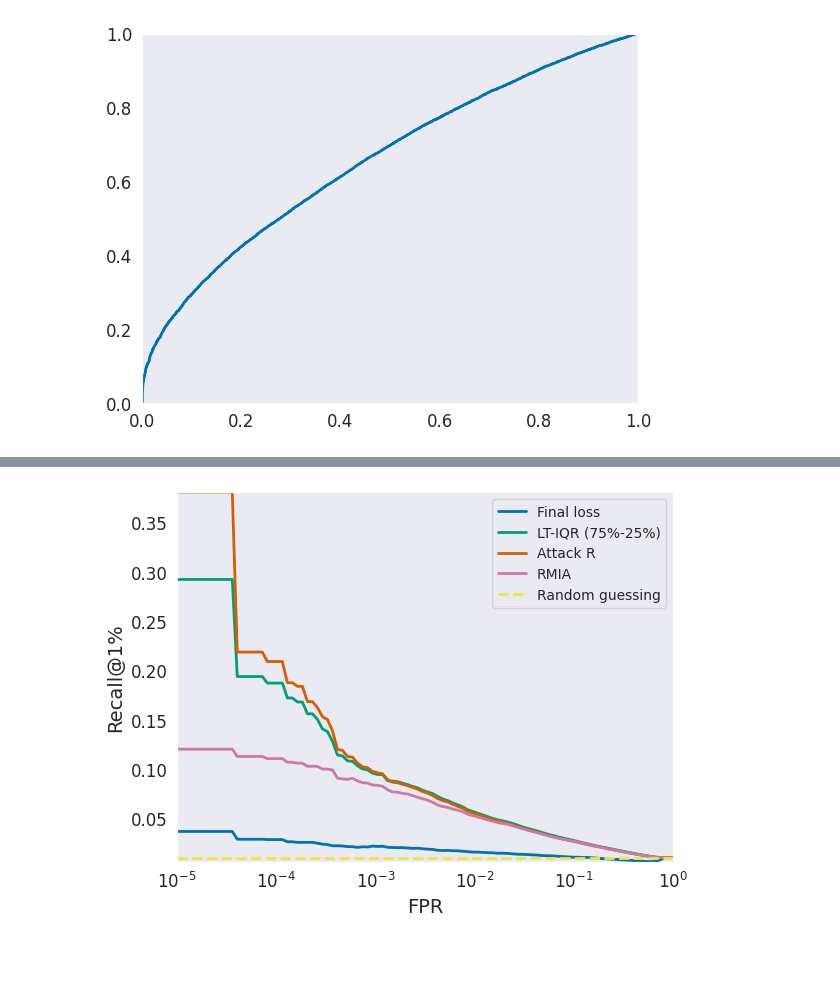
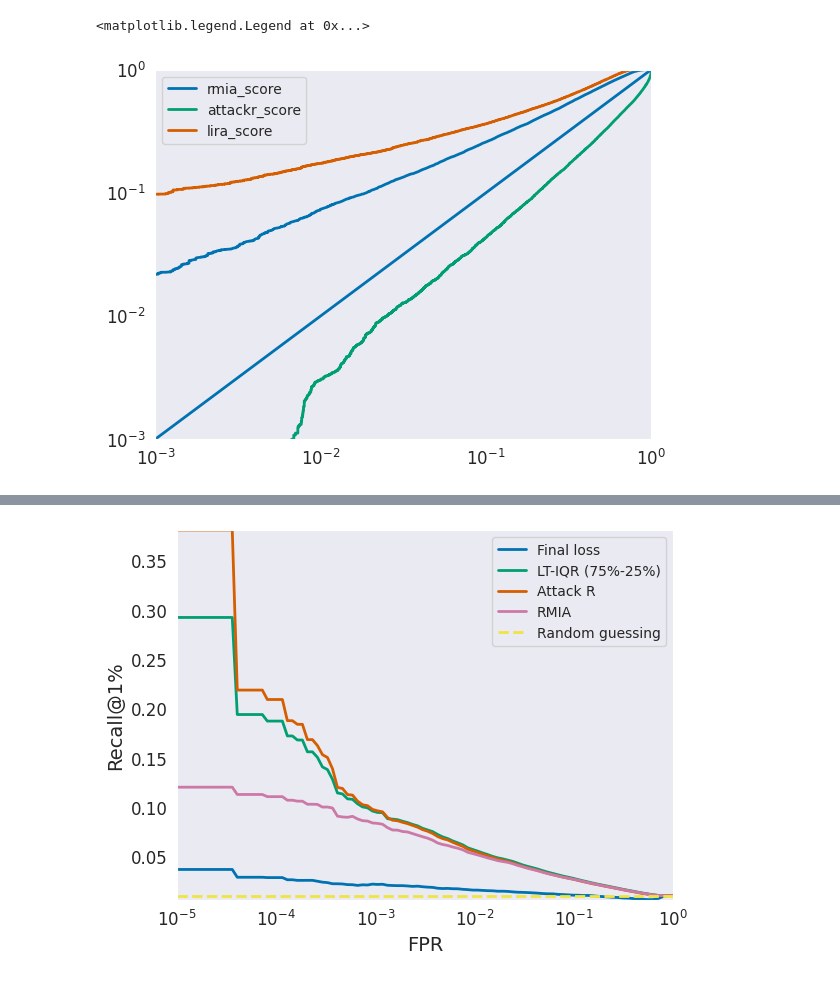
Before and after one commit to varshb/loss-traces-defenses, a Jupyter notebook: results/plots.ipynb, the cells around one changed output, grey strips where cells are left out. Saved outputs shown, nothing was run; the diff lists cells and outputs as text; code cells hidden in the pictures; blank space fills up the shorter version.

```diff
--- a/results/plots.ipynb
+++ b/results/plots.ipynb
@@ -294,19 +297,36 @@ loss attack inf
 # %%
 def print_overall_tpr_at_fpr(df: pd.DataFrame, target_col="lira_score"):
     # if target_col == "attackr_score":
     #     df[target_col] =  1-df[target_col]
     fpr, tpr, _thresholds = metrics.roc_curve(df['target_trained_on'], df[target_col], drop_intermediate=False)
     plt.plot(fpr, tpr)
     plt.xlim(left=0)
     # plt.xscale('log')
 
+exp_id = "wrn28-2_CIFAR10"
 
 df = get_lira_scores(exp_id)
-# df["rmia_score"] = get_rmia_scores(exp_id)
+df["rmia_score"] = get_rmia_scores(exp_id)
 df["attackr_score"] = get_attackr_scores(exp_id)
-print_overall_tpr_at_fpr(df, "attackr_score")
+df["lt_iqr"] =  get_trace_reduction(exp_id, reduction="iqr")
+df["loss_attack"]  = -get_trace_reduction(exp_id, first=-1, reduction=None)
+# print_overall_tpr_at_fpr(df, "lt_iqr")
+
+plt.figure()
+for a in ["rmia_score", "attackr_score", "lira_score"]:
+    fpr, tpr, _thresholds = metrics.roc_curve(df['target_trained_on'], df[a], drop_intermediate=False)
+    plt.plot(fpr, tpr)
+    # plt.xlim(left=0)
+plt.axline((0, 0), slope=1)
+plt.xscale("log")
+plt.yscale("log")
+plt.ylim(bottom=0.001)
+plt.xlim(left=0.001)
+
+plt.legend(["rmia_score", "attackr_score", "lira_score"])
 # %% [output]
+<matplotlib.legend.Legend at 0x...>
-[figure, old version]
+[figure, new version]
 # %%
 k=1
 levels = np.logspace(-5, 0, 100)
```
Also changed, not shown: parts of 10 cells of this notebook, 1 other file.
